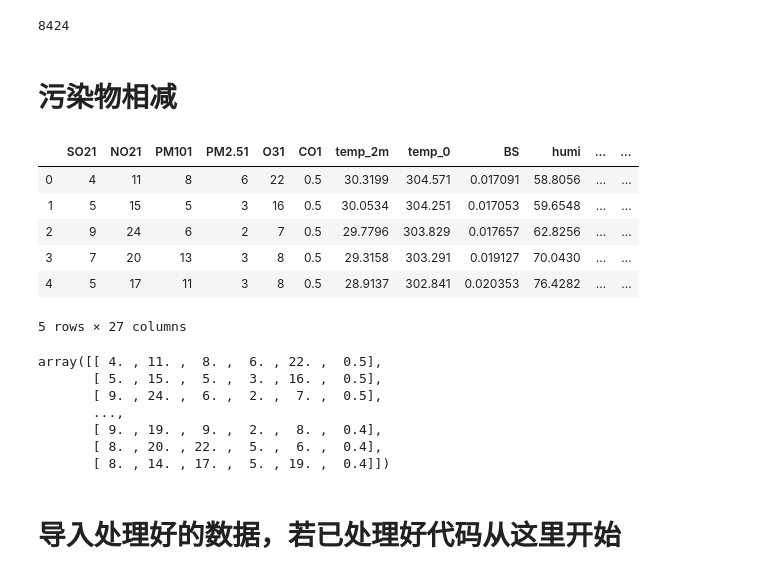
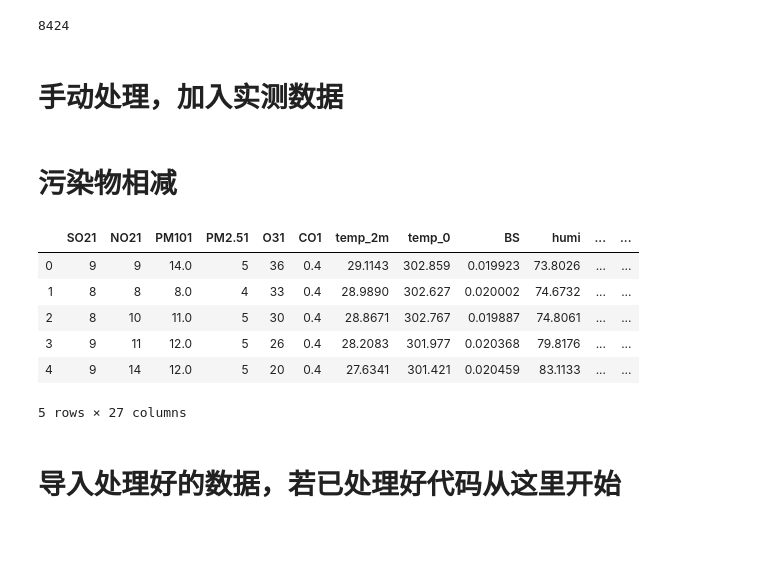
Before and after one commit to ximing766/HWB, a Jupyter notebook: 第三题.ipynb, the cells around one changed output. Cells and saved outputs as stored; diff of their text form; code cells hidden in the pictures; blank space fills up the shorter version.

```diff
--- a/第三题.ipynb
+++ b/第三题.ipynb
@@ -33,30 +33,24 @@ data.to_csv('NewThree.csv')
 len(data)
 # %% [output]
 8424
+# %% [markdown]
+# 手动处理，加入实测数据
 # %% [markdown]
 # 污染物相减
 # %%
-data = pd.read_csv('NewThree.csv',sep=',',header=0)
+data = pd.read_csv('NewThreeBC.csv',sep=',',header=0)
 data.head()
 # %% [output]
 |  | SO21 | NO21 | PM101 | PM2.51 | O31 | CO1 | temp_2m | temp_0 | BS | humi | ... | ... |
-| 0 | 4 | 11 | 8 | 6 | 22 | 0.5 | 30.3199 | 304.571 | 0.017091 | 58.8056 | ... | ... |
-| 1 | 5 | 15 | 5 | 3 | 16 | 0.5 | 30.0534 | 304.251 | 0.017053 | 59.6548 | ... | ... |
-| 2 | 9 | 24 | 6 | 2 | 7 | 0.5 | 29.7796 | 303.829 | 0.017657 | 62.8256 | ... | ... |
-| 3 | 7 | 20 | 13 | 3 | 8 | 0.5 | 29.3158 | 303.291 | 0.019127 | 70.0430 | ... | ... |
-| 4 | 5 | 17 | 11 | 3 | 8 | 0.5 | 28.9137 | 302.841 | 0.020353 | 76.4282 | ... | ... |
+| 0 | 9 | 9 | 14.0 | 5 | 36 | 0.4 | 29.1143 | 302.859 | 0.019923 | 73.8026 | ... | ... |
+| 1 | 8 | 8 | 8.0 | 4 | 33 | 0.4 | 28.9890 | 302.627 | 0.020002 | 74.6732 | ... | ... |
+| 2 | 8 | 10 | 11.0 | 5 | 30 | 0.4 | 28.8671 | 302.767 | 0.019887 | 74.8061 | ... | ... |
+| 3 | 9 | 11 | 12.0 | 5 | 26 | 0.4 | 28.2083 | 301.977 | 0.020368 | 79.8176 | ... | ... |
+| 4 | 9 | 14 | 12.0 | 5 | 20 | 0.4 | 27.6341 | 301.421 | 0.020459 | 83.1133 | ... | ... |
 5 rows × 27 columns
 # %%
 pollution1 = np.array(data.iloc[:,0:6])
 pollution2 = np.array(data.iloc[:,-6:])
-# %% [output]
-array([[ 4. , 11. ,  8. ,  6. , 22. ,  0.5],
-       [ 5. , 15. ,  5. ,  3. , 16. ,  0.5],
-       [ 9. , 24. ,  6. ,  2. ,  7. ,  0.5],
-       ...,
-       [ 9. , 19. ,  9. ,  2. ,  8. ,  0.4],
-       [ 8. , 20. , 22. ,  5. ,  6. ,  0.4],
-       [ 8. , 14. , 17. ,  5. , 19. ,  0.4]])
 # %%
 #保存污染物相减后的数据，在将之前处理的预测环境数据手动添加进去
 pol = pd.DataFrame(pollution1-pollution2,columns = ['SO2','NO2','PM10','PM2.5','O3','CO'])
```
Also changed, not shown: parts of 58 cells of this notebook, 41 other files.
